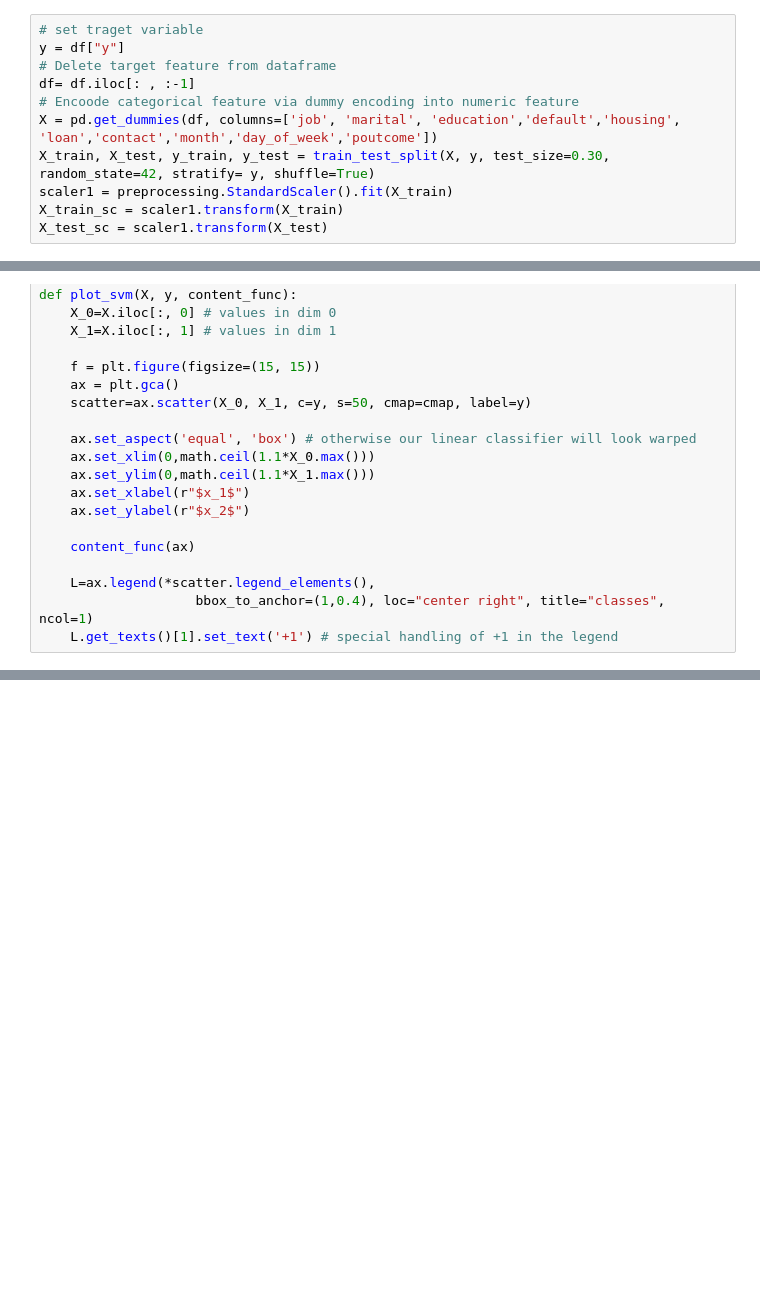
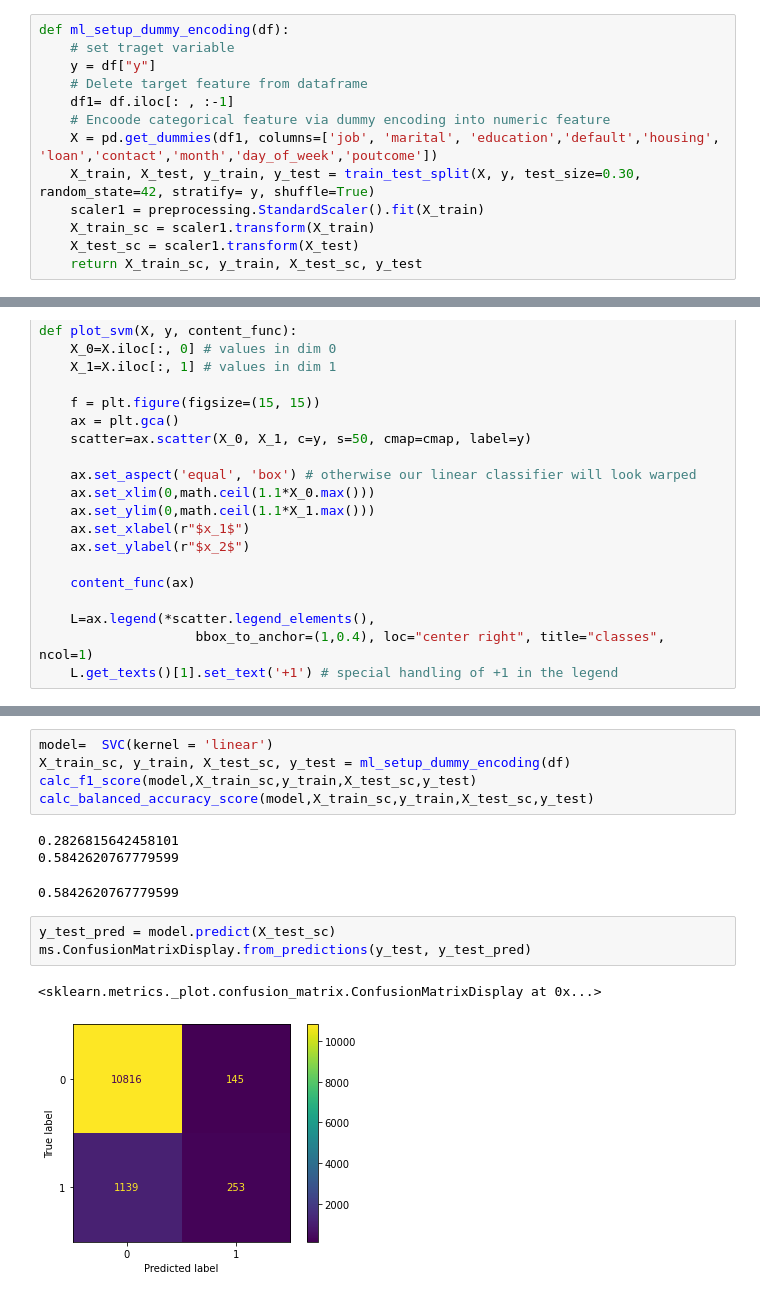
Before and after one commit to wuesten/Potfolio_2_ML, a Jupyter notebook: Exam.ipynb, the cells around one changed output, grey strips where cells are left out. Cells and saved outputs as stored; diff of their text form; blank space fills up the shorter version.

```diff
--- a/Exam.ipynb
+++ b/Exam.ipynb
@@ -215,13 +250,15 @@ splitting dataset in train and test data <br>
 use stratify because of imbalaced dataset <br>
 use the standardscaler to scale X_train and X_test to have similar averages and standard distribution
 # %%
-# set traget variable
-y = df["y"]
-# Delete target feature from dataframe
-df= df.iloc[: , :-1]
-# Encoode categorical feature via dummy encoding into numeric feature
-X = pd.get_dummies(df, columns=['job', 'marital', 'education','default','housing', 'loan','contact','month','day_of_week','poutcome'])
-X_train, X_test, y_train, y_test = train_test_split(X, y, test_size=0.30, random_state=42, stratify= y, shuffle=True)
-scaler1 = preprocessing.StandardScaler().fit(X_train)
-X_train_sc = scaler1.transform(X_train)
-X_test_sc = scaler1.transform(X_test)
+def ml_setup_dummy_encoding(df):
+    # set traget variable
+    y = df["y"]
+    # Delete target feature from dataframe
+    df1= df.iloc[: , :-1]
+    # Encoode categorical feature via dummy encoding into numeric feature
+    X = pd.get_dummies(df1, columns=['job', 'marital', 'education','default','housing', 'loan','contact','month','day_of_week','poutcome'])
+    X_train, X_test, y_train, y_test = train_test_split(X, y, test_size=0.30, random_state=42, stratify= y, shuffle=True)
+    scaler1 = preprocessing.StandardScaler().fit(X_train)
+    X_train_sc = scaler1.transform(X_train)
+    X_test_sc = scaler1.transform(X_test)
+    return X_train_sc, y_train, X_test_sc, y_test
@@ -464,0 +534,15 @@ TypeError: '(slice(None, None, None), 0)' is an invalid key
+# %%
+model=  SVC(kernel = 'linear')
+X_train_sc, y_train, X_test_sc, y_test = ml_setup_dummy_encoding(df)
+calc_f1_score(model,X_train_sc,y_train,X_test_sc,y_test)
+calc_balanced_accuracy_score(model,X_train_sc,y_train,X_test_sc,y_test)
+# %% [output]
+0.2826815642458101
+0.5842620767779599
+0.5842620767779599
+# %%
+y_test_pred = model.predict(X_test_sc)
+ms.ConfusionMatrixDisplay.from_predictions(y_test, y_test_pred)
+# %% [output]
+<sklearn.metrics._plot.confusion_matrix.ConfusionMatrixDisplay at 0x...>
+[figure, added]
```
Also changed, not shown: parts of 29 cells of this notebook.
